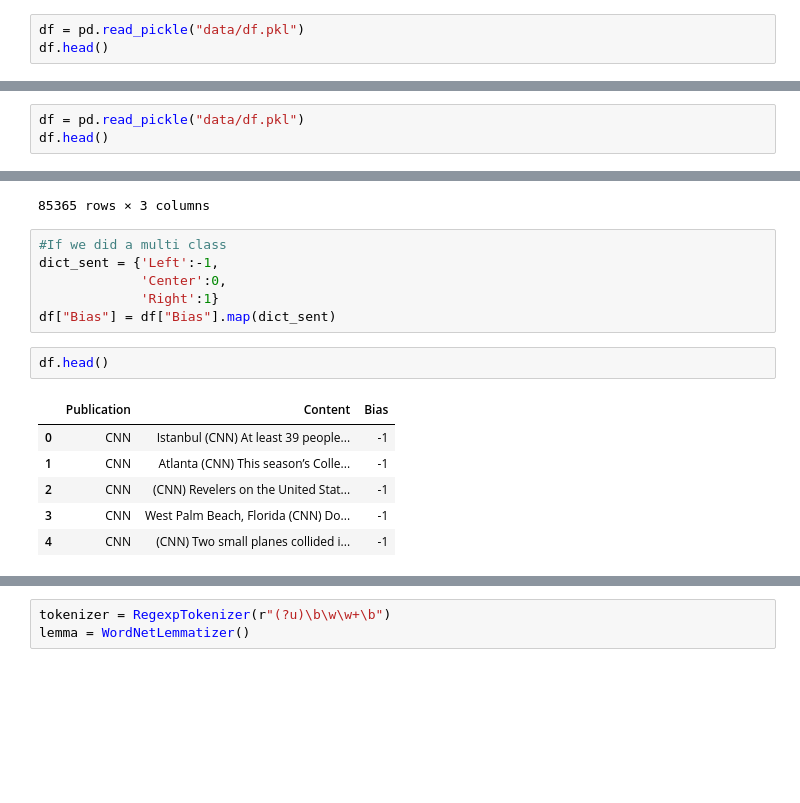
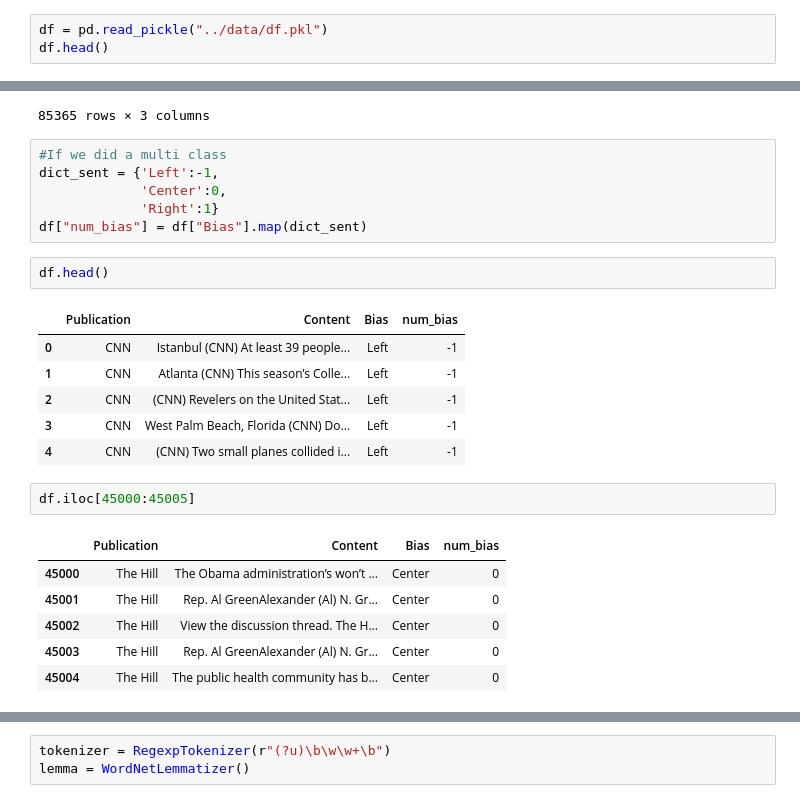
Before and after one commit to DaveMcKinley/MediaBiasAnalysis, a Jupyter notebook: Notebooks/EDA-Preprocessing.ipynb, the cells around one changed output, grey strips where cells are left out. Saved outputs shown, nothing was run; the diff lists cells and outputs as text; blank space fills up the shorter version.

```diff
--- a/Notebooks/EDA-Preprocessing.ipynb
+++ b/Notebooks/EDA-Preprocessing.ipynb
@@ -17,7 +37,7 @@ from sklearn.model_selection import train_test_split
 import re
 import string
 # %%
-df = pd.read_pickle("data/df.pkl")
+df = pd.read_pickle("../data/df.pkl")
 df.head()
 # %% [output]
 |  | Publication | Content | Bias |
@@ -50,6 +70,3 @@ df.info
 85364  Right
 
 [85365 rows x 3 columns]>
-# %%
-df = pd.read_pickle("data/df.pkl")
-df.head()
@@ -150,13 +160,22 @@ df
 dict_sent = {'Left':-1,
              'Center':0,
              'Right':1}
-df["Bias"] = df["Bias"].map(dict_sent)
+df["num_bias"] = df["Bias"].map(dict_sent)
+# %%
+df.head()
+# %% [output]
+|  | Publication | Content | Bias | num_bias |
+| 0 | CNN | Istanbul (CNN) At least 39 people... | Left | -1 |
+| 1 | CNN | Atlanta (CNN) This season’s Colle... | Left | -1 |
+| 2 | CNN | (CNN) Revelers on the United Stat... | Left | -1 |
+| 3 | CNN | West Palm Beach, Florida (CNN) Do... | Left | -1 |
+| 4 | CNN | (CNN) Two small planes collided i... | Left | -1 |
 # %%
-df.head()
+df.iloc[45000:45005]
 # %% [output]
-|  | Publication | Content | Bias |
-| 0 | CNN | Istanbul (CNN) At least 39 people... | -1 |
-| 1 | CNN | Atlanta (CNN) This season’s Colle... | -1 |
-| 2 | CNN | (CNN) Revelers on the United Stat... | -1 |
-| 3 | CNN | West Palm Beach, Florida (CNN) Do... | -1 |
-| 4 | CNN | (CNN) Two small planes collided i... | -1 |
+|  | Publication | Content | Bias | num_bias |
+| 45000 | The Hill | The Obama administration’s won’t ... | Center | 0 |
+| 45001 | The Hill | Rep. Al GreenAlexander (Al) N. Gr... | Center | 0 |
+| 45002 | The Hill | View the discussion thread. The H... | Center | 0 |
+| 45003 | The Hill | Rep. Al GreenAlexander (Al) N. Gr... | Center | 0 |
+| 45004 | The Hill | The public health community has b... | Center | 0 |
```
Also changed, not shown: parts of 96 cells of this notebook.
